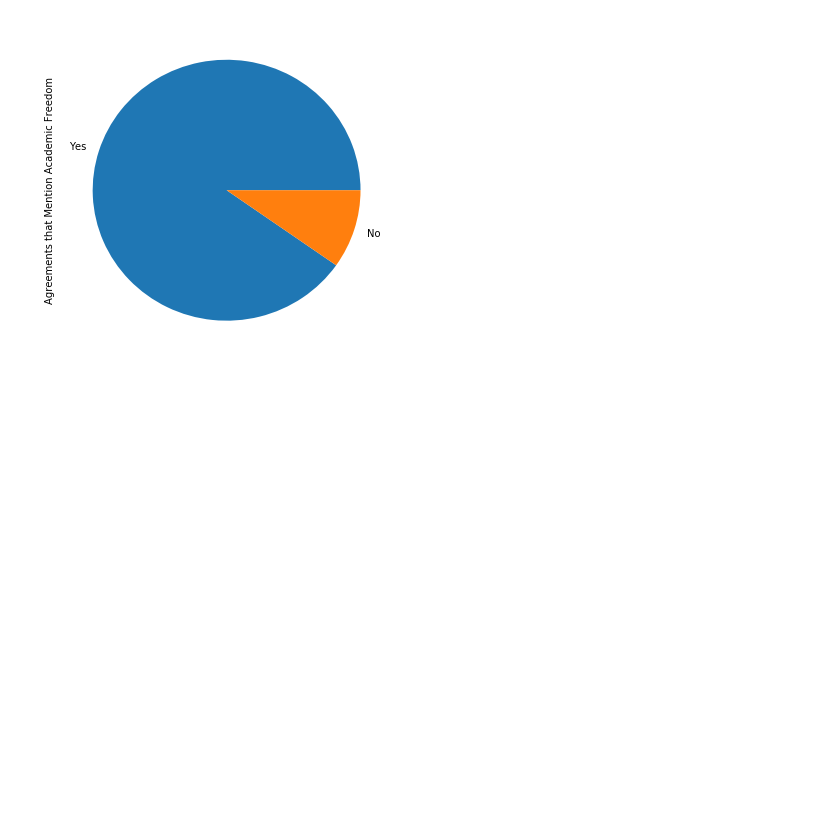
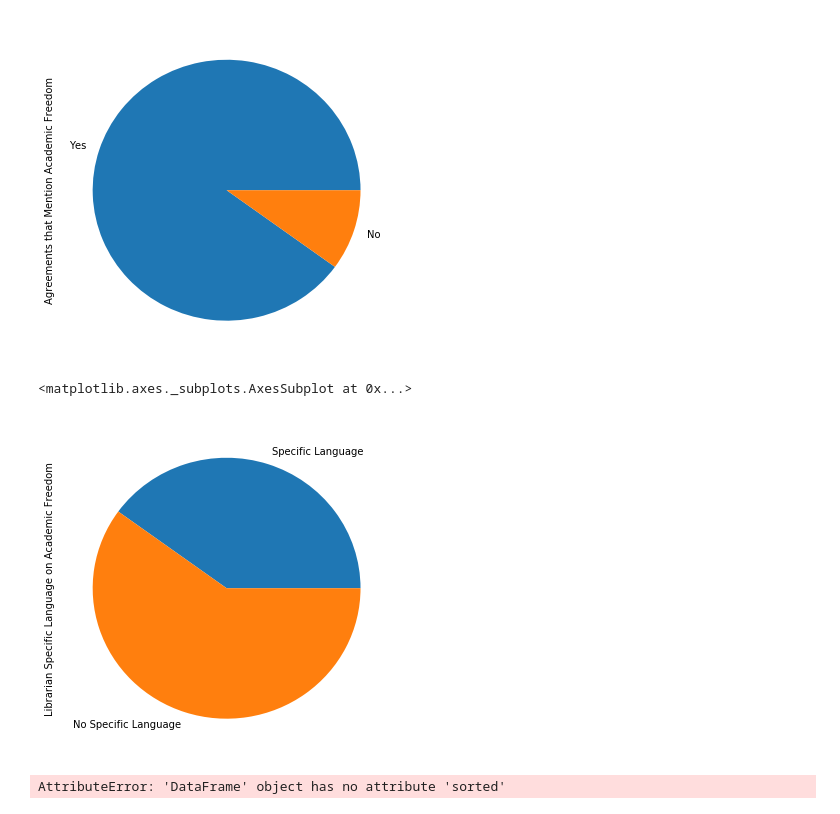
Before and after one commit to elibtronic/capal_2018_paper, a Jupyter notebook: Academed Freedom in Canadian Collective Agreements.ipynb, the cells around one changed output. Drawn from its saved outputs; the diff is of its cells as text; code cells hidden in the pictures; blank space fills up the shorter version.

```diff
--- a/Academed Freedom in Canadian Collective Agreements.ipynb
+++ b/Academed Freedom in Canadian Collective Agreements.ipynb
@@ -48,3 +44,22 @@ series.plot.pie(figsize=(6, 6))
 # %% [output]
 <matplotlib.axes._subplots.AxesSubplot at 0x...>
 [figure]
+# %%
+mention = ['Specific Language', 'No Specific Language']
+series = pandas.Series([lib_lang,(1- lib_lang)],
+                   index=mention,
+                   name='Librarian Specific Language on Academic Freedom')
+series.plot.pie(figsize=(6, 6))
+# %% [output]
+<matplotlib.axes._subplots.AxesSubplot at 0x...>
+[figure, added]
+# %%
+
+# Word Count V. Model Clause
+len_model_clause = 360
+wc_labels = ca_data.query('diff_wc != 360')
+#wc_values = ca_data.query('word_count > 0')['word_count']
+
+print(wc_labels.sorted())
+# %% [output]
+AttributeError: 'DataFrame' object has no attribute 'sorted'
```
Also changed, not shown: parts of 10 cells of this notebook, 43 other files.
